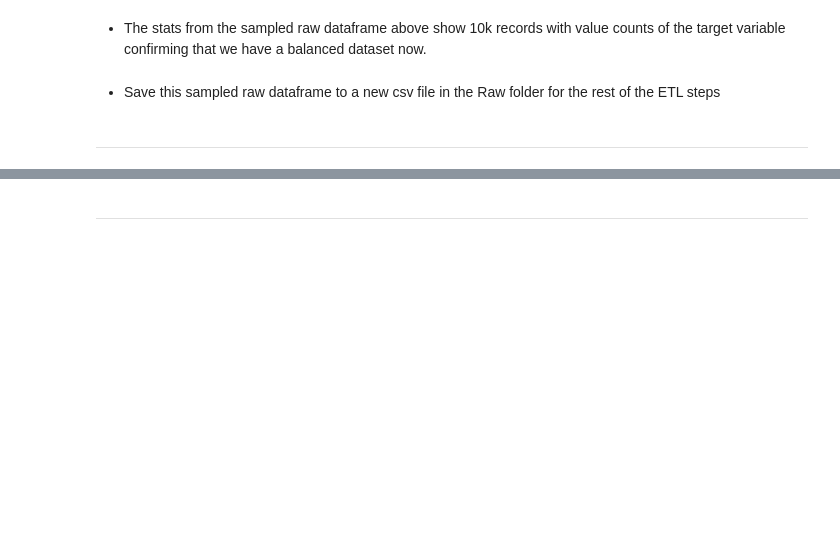
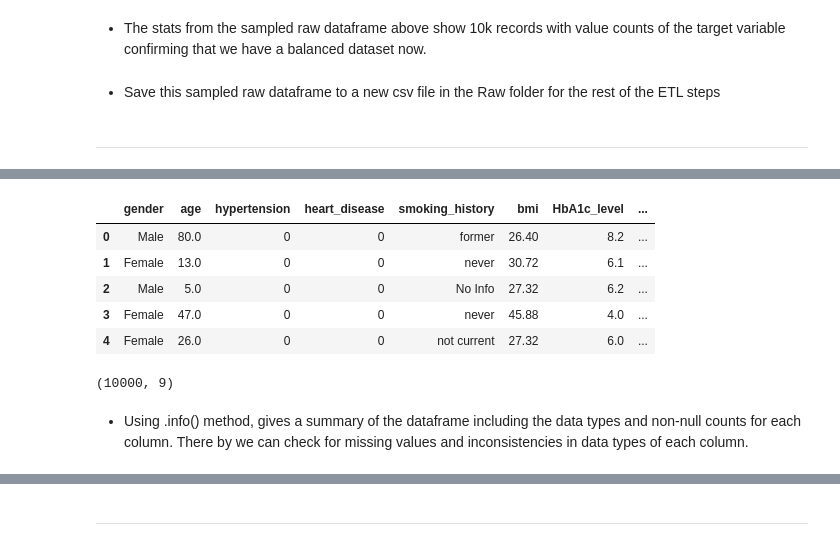
Before and after one commit to nivedhita369/Healthcare_Diabetes_Analysis, a Jupyter notebook: jupyter_notebooks/ETL.ipynb, the cells around one changed output, grey strips where cells are left out. Drawn from its saved outputs; the diff is of its cells as text; code cells hidden in the pictures; blank space fills up the shorter version.

```diff
--- a/jupyter_notebooks/ETL.ipynb
+++ b/jupyter_notebooks/ETL.ipynb
@@ -182,0 +190,18 @@ Section 2 content
+# %%
+# inspectng the first few rows of the dataframe
+
+df_raw.head()
+# %% [output]
+|  | gender | age | hypertension | heart_disease | smoking_history | bmi | HbA1c_level | ... |
+| 0 | Male | 80.0 | 0 | 0 | former | 26.40 | 8.2 | ... |
+| 1 | Female | 13.0 | 0 | 0 | never | 30.72 | 6.1 | ... |
+| 2 | Male | 5.0 | 0 | 0 | No Info | 27.32 | 6.2 | ... |
+| 3 | Female | 47.0 | 0 | 0 | never | 45.88 | 4.0 | ... |
+| 4 | Female | 26.0 | 0 | 0 | not current | 27.32 | 6.0 | ... |
+# %%
+# Check the shape of the dataframe
+df_raw.shape
+# %% [output]
+(10000, 9)
+# %% [markdown]
+* Using .info() method, gives a summary of the dataframe including the data types and non-null counts for each column. There by we can check for missing values and inconsistencies in data types of each column.
```
Also changed, not shown: parts of 51 cells of this notebook, 1 other file.
